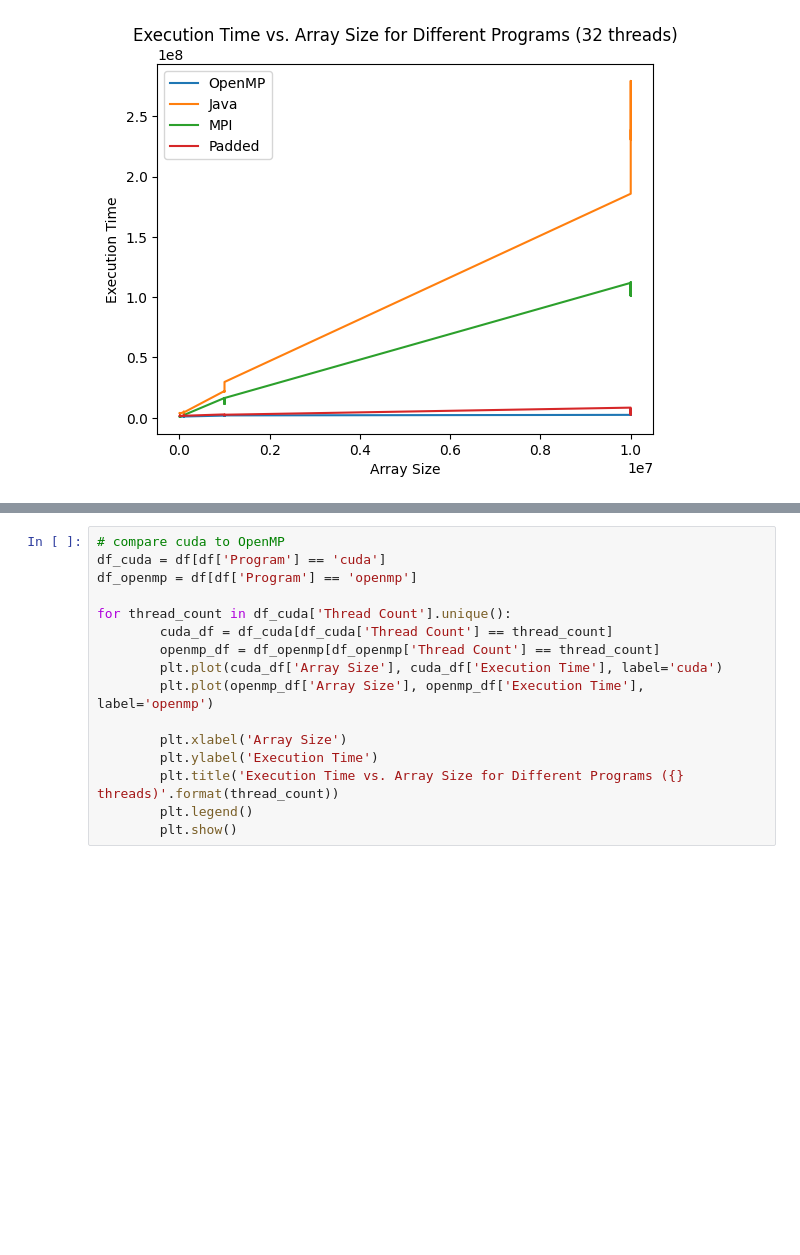
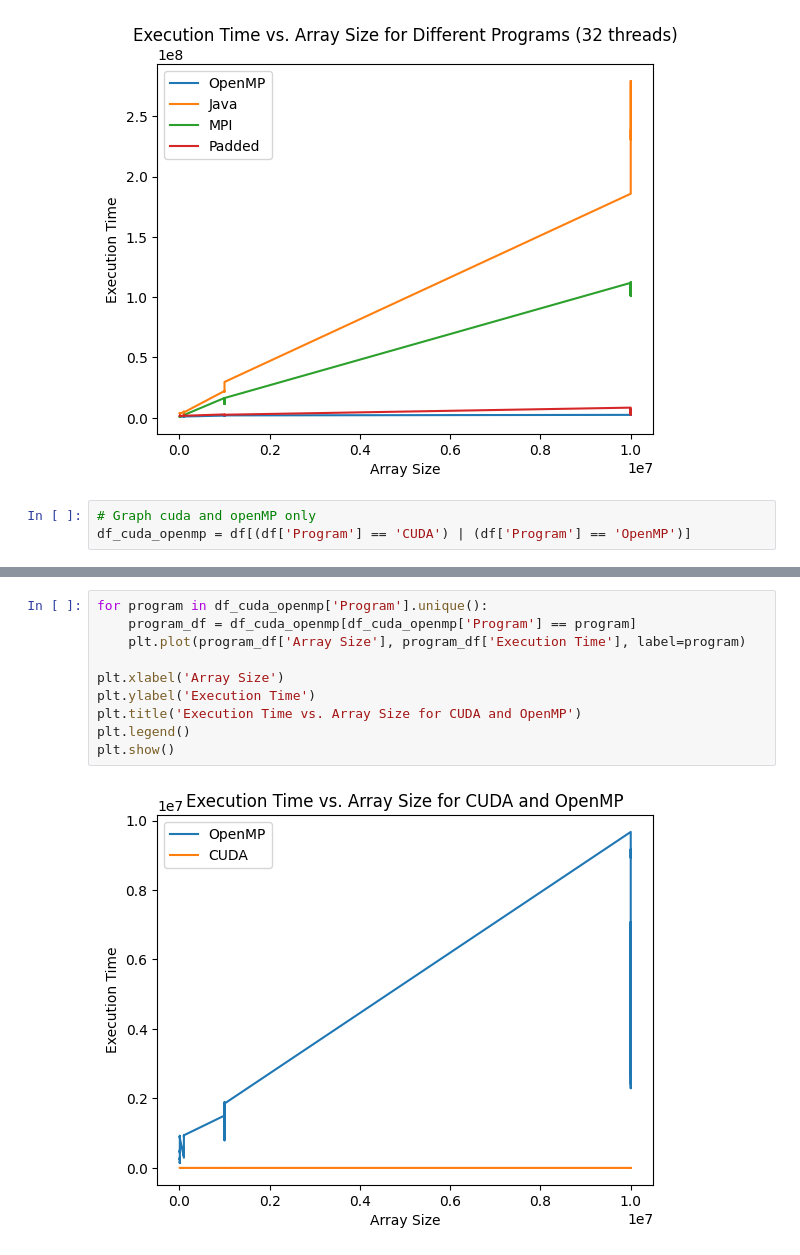
Before and after one commit to RustyRaptor/parallel-programming, a Jupyter notebook: final_assignment/results.ipynb, the cells around one changed output, grey strips where cells are left out. Drawn from its saved outputs; the diff is of its cells as text; blank space fills up the shorter version.

```diff
--- a/final_assignment/results.ipynb
+++ b/final_assignment/results.ipynb
@@ -116,3 +128,6 @@ plt.legend()
 plt.show()
 # %% [output]
 [figure]
+# %%
+# Graph cuda and openMP only
+df_cuda_openmp = df[(df['Program'] == 'CUDA') | (df['Program'] == 'OpenMP')]
@@ -119,16 +139,12 @@ plt.show()
 # %%
-# compare cuda to OpenMP
-df_cuda = df[df['Program'] == 'cuda']
-df_openmp = df[df['Program'] == 'openmp']
+for program in df_cuda_openmp['Program'].unique():
+    program_df = df_cuda_openmp[df_cuda_openmp['Program'] == program]
+    plt.plot(program_df['Array Size'], program_df['Execution Time'], label=program)
 
-for thread_count in df_cuda['Thread Count'].unique():
-        cuda_df = df_cuda[df_cuda['Thread Count'] == thread_count]
-        openmp_df = df_openmp[df_openmp['Thread Count'] == thread_count]
-        plt.plot(cuda_df['Array Size'], cuda_df['Execution Time'], label='cuda')
-        plt.plot(openmp_df['Array Size'], openmp_df['Execution Time'], label='openmp')
-
-        plt.xlabel('Array Size')
-        plt.ylabel('Execution Time')
-        plt.title('Execution Time vs. Array Size for Different Programs ({} threads)'.format(thread_count))
-        plt.legend()
-        plt.show()
+plt.xlabel('Array Size')
+plt.ylabel('Execution Time')
+plt.title('Execution Time vs. Array Size for CUDA and OpenMP')
+plt.legend()
+plt.show()
+# %% [output]
+[figure, added]
```
Also changed, not shown: parts of 10 cells of this notebook.
